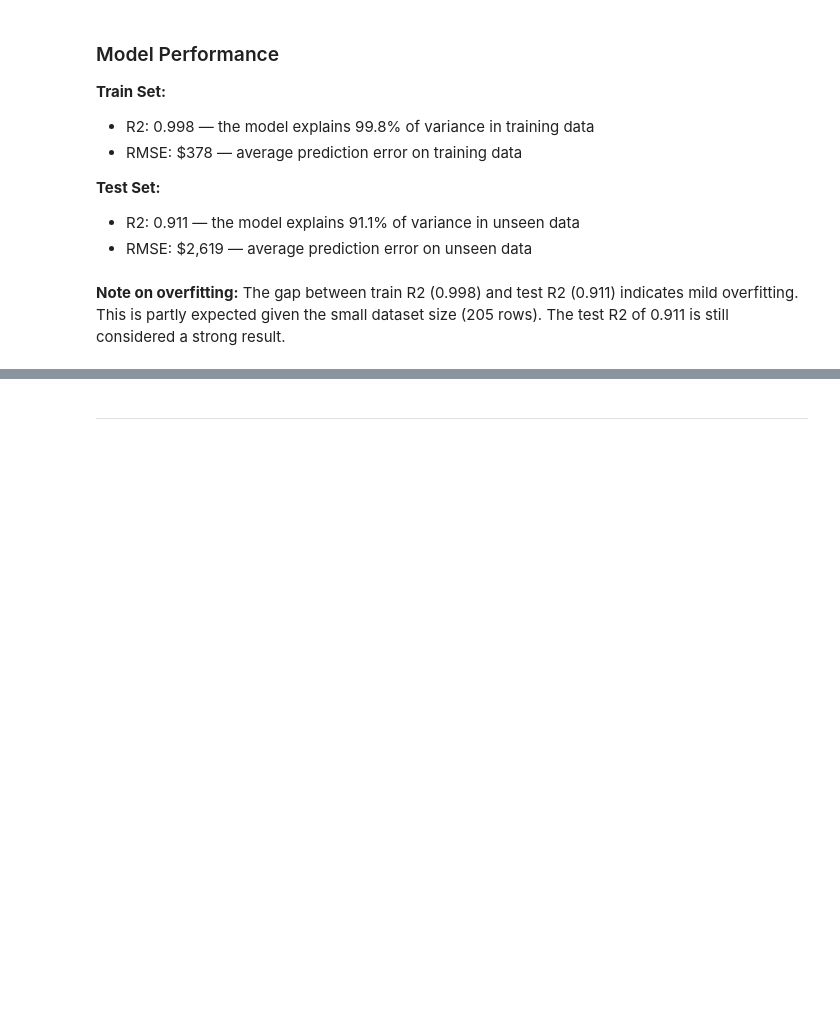
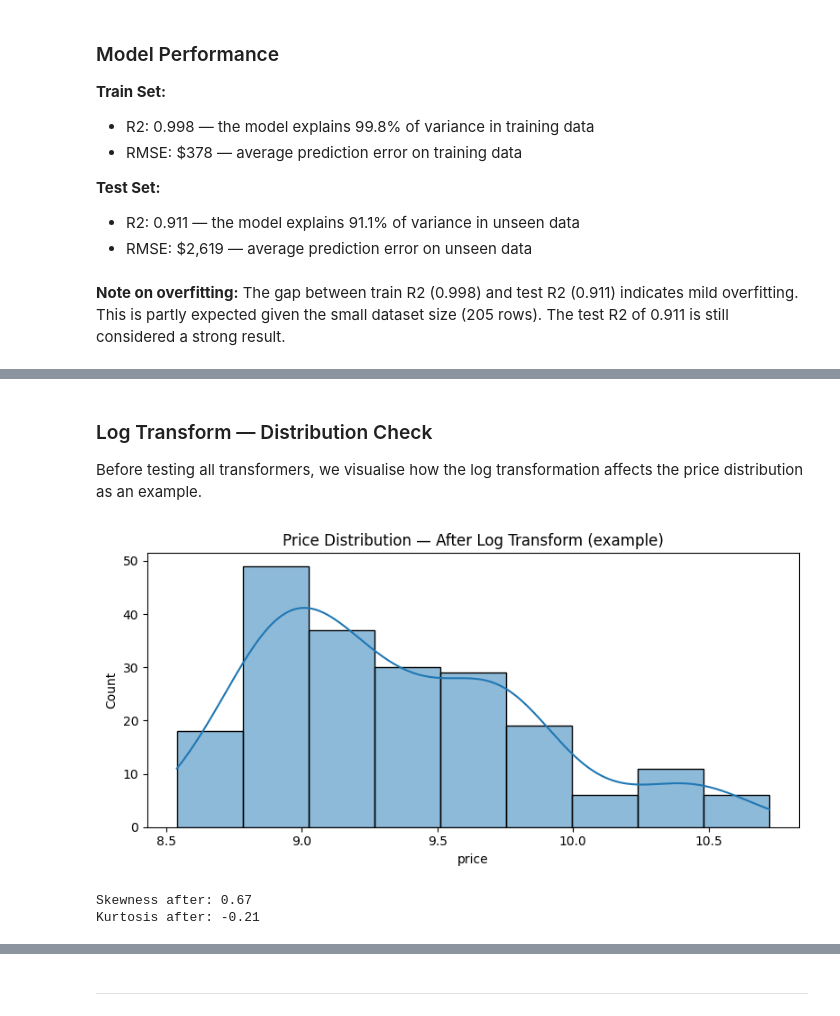
Before and after one commit to tildeholmqvist/DA_project_2, a Jupyter notebook: jupyter_notebooks/03_ML.ipynb, the cells around one changed output, grey strips where cells are left out. Drawn from its saved outputs; the diff is of its cells as text; code cells hidden in the pictures; blank space fills up the shorter version.

```diff
--- a/jupyter_notebooks/03_ML.ipynb
+++ b/jupyter_notebooks/03_ML.ipynb
@@ -479,0 +522,23 @@ The test R2 of 0.911 is still considered a strong result.
+# %% [markdown]
+### Log Transform — Distribution Check
+Before testing all transformers, we visualise how the log transformation
+affects the price distribution as an example.
+# %%
+pipeline_log = Pipeline([
+    ('log', vt.LogTransformer())
+])
+
+df_price_log = pipeline_log.fit_transform(df_price)
+
+fig, ax = plt.subplots(figsize=(8, 4))
+sns.histplot(data=df_price_log, x='price', kde=True, ax=ax)
+ax.set_title("Price Distribution — After Log Transform (example)")
+plt.tight_layout()
+plt.show()
+
+print(f"Skewness after: {df_price_log['price'].skew().round(2)}")
+print(f"Kurtosis after: {df_price_log['price'].kurtosis().round(2)}")
+# %% [output]
+[figure, added]
+Skewness after: 0.67
+Kurtosis after: -0.21
```
Also changed, not shown: parts of 8 cells of this notebook, 3 other files.
